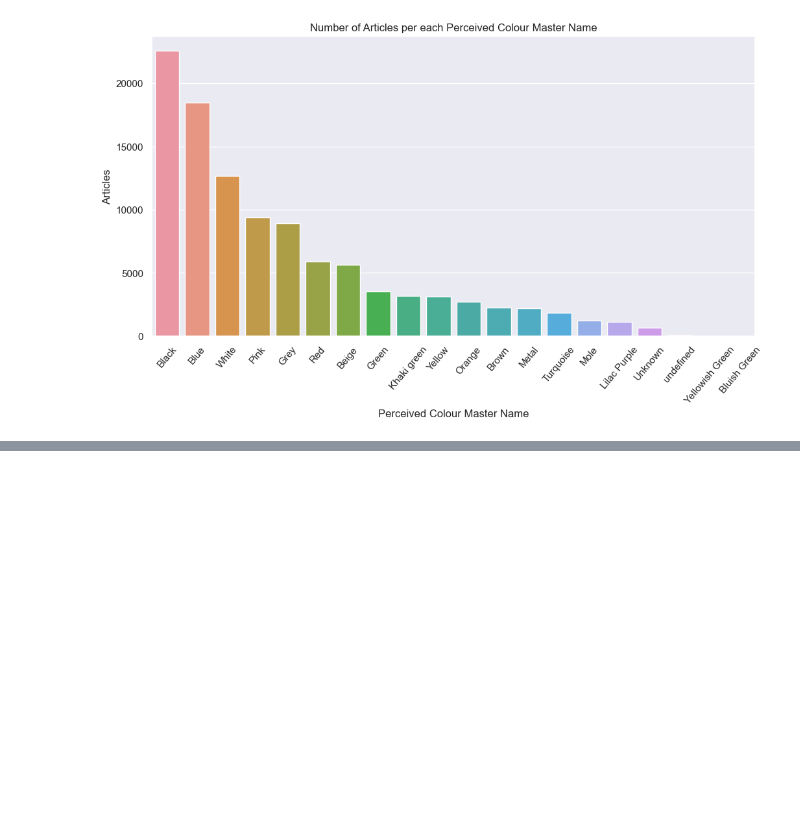
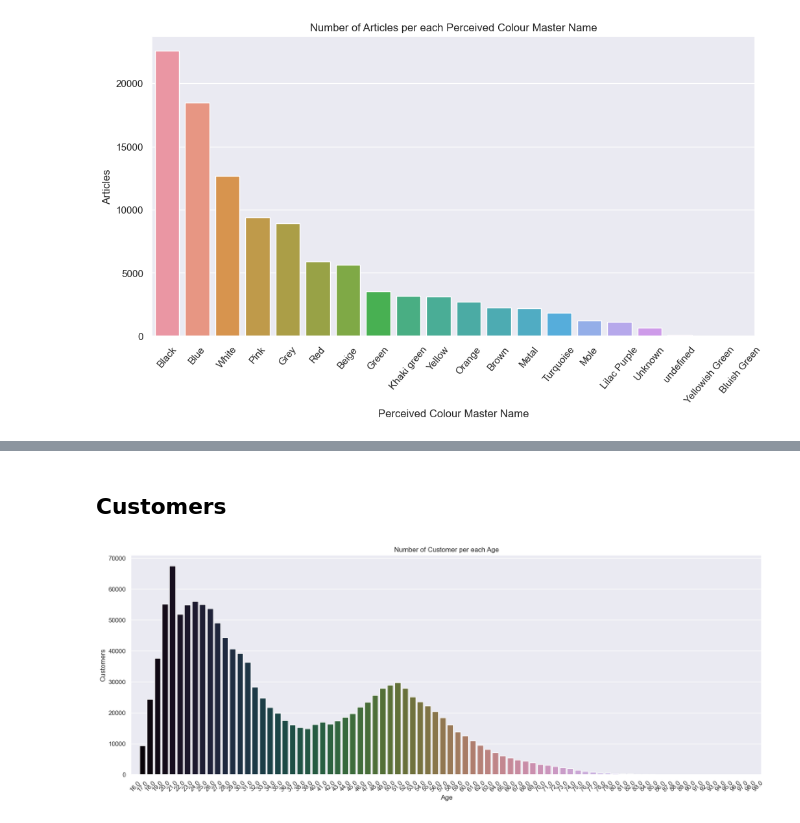
Before and after one commit to daohuyhoang9119/TMDT, a Jupyter notebook: main.ipynb, the cells around one changed output, grey strips where cells are left out. Drawn from its saved outputs; the diff is of its cells as text; code cells hidden in the pictures; blank space fills up the shorter version.

```diff
--- a/main.ipynb
+++ b/main.ipynb
@@ -254,0 +298,15 @@ plt.show()
+# %% [markdown]
+## Customers
+# %%
+# Number of Customers per each Age
+temp = customers_df.groupby(["age"])["customer_id"].count()
+df = pd.DataFrame({'Age': temp.index,'Customers': temp.values})
+df = df.sort_values(['Age'], ascending=False)
+plt.figure(figsize=(20, 7))
+plt.title("Number of Customer per each Age")
+s = sns.barplot(x="Age", y="Customers", data=df, palette="cubehelix")
+s.set_xticklabels(s.get_xticklabels(), rotation=45)
+locs, labels = plt.xticks()
+plt.show()
+# %% [output]
+[figure, added]
```
Also changed, not shown: parts of 6 cells of this notebook.
